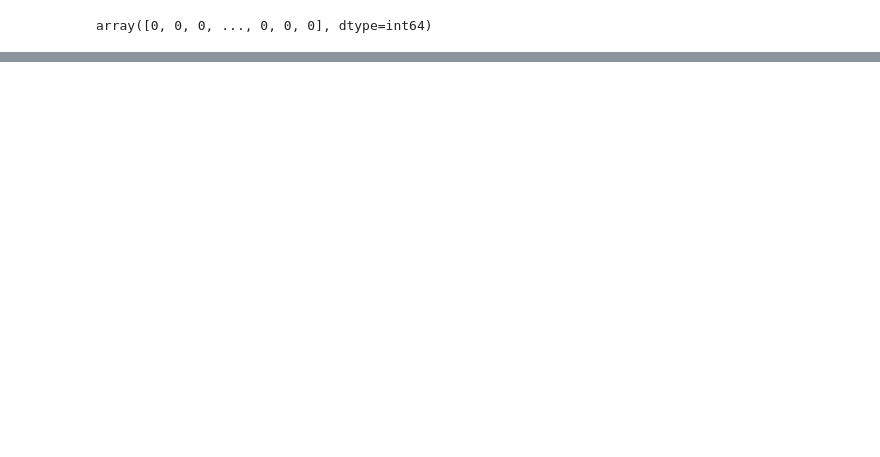
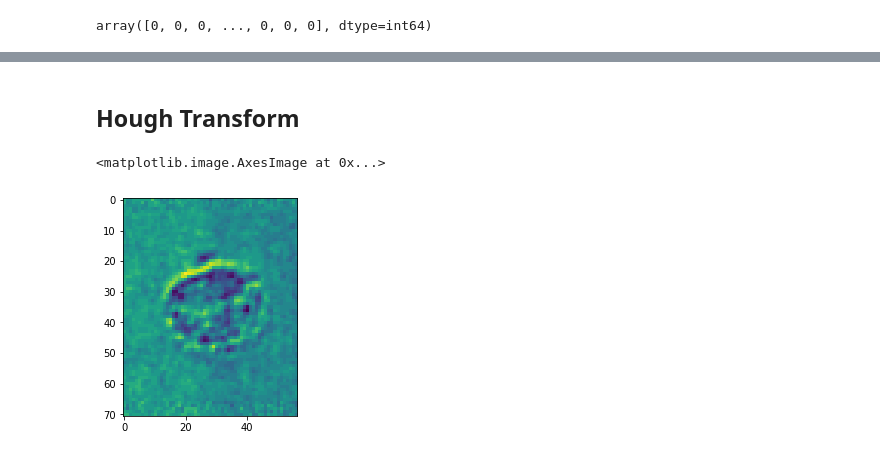
Before and after one commit to elpoelma/big-data-science-project, a Jupyter notebook: image_segmentation/image_masking.ipynb, the cells around one changed output, grey strips where cells are left out. Cells and saved outputs as stored; diff of their text form; code cells hidden in the pictures; blank space fills up the shorter version.

```diff
--- a/image_segmentation/image_masking.ipynb
+++ b/image_segmentation/image_masking.ipynb
@@ -10,0 +15,4 @@ spark = im.init_spark_session()
+# %%
+conf = pyspark.SparkConf().setMaster("local[2]").setAppName("loading").set('spark.jars', '../scifio-spark-datasource-uber.jar')
+sc = pyspark.SparkContext(conf=conf)
+spark = pyspark.sql.SparkSession(sc)
@@ -11,6 +21,6 @@ spark = im.init_spark_session()
 # %%
 path = '../data/'
 fileLimit = 2
-channel = 2
+channel = 3
 # %%
 df = im.load_dataframe(spark, path, fileLimit)
@@ -18,0 +29,6 @@ row = df.take(1)[0]
+# %%
+import matplotlib.pyplot as plt
+row = df.take(1)[0]
+cell = im.row_to_image(row, channel)
+plt.imshow(image)
+image_df = im.image_to_df(cell, spark)
@@ -37,5 +49,3 @@ plt.imshow(image)
-# %%
-image_df = im.image_to_df(image, spark)
 # %%
 model = kmeans.fit(image_df)
 model.setPredictionCol("newPrediction")
@@ -101,0 +101,10 @@ plt.imshow(clustering_image)
+# %% [markdown]
+## Hough Transform
+# %%
+channel = 6
+row = df.take(2)[0]
+cell = im.row_to_image(row, channel)
+plt.imshow(cell)
+# %% [output]
+<matplotlib.image.AxesImage at 0x...>
+[figure, added]
```
Also changed, not shown: parts of 31 cells of this notebook, 3 other files.
